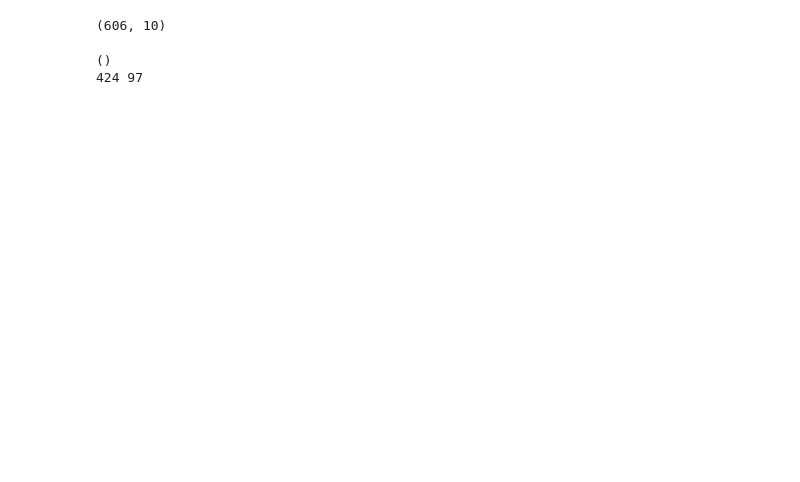
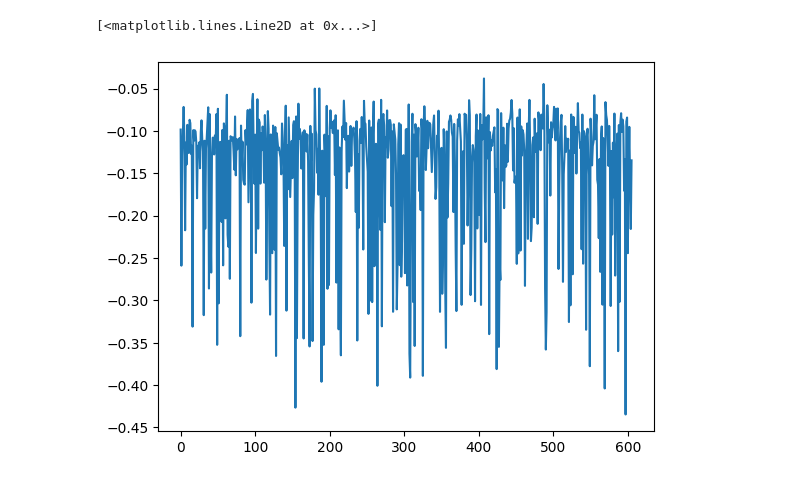
Before and after one commit to ylin08051005/neural-alpha, a Jupyter notebook: notebooks/perf.ipynb, the cells around one changed output. Cells and saved outputs as stored; diff of their text form; code cells hidden in the pictures; blank space fills up the shorter version.

```diff
--- a/notebooks/perf.ipynb
+++ b/notebooks/perf.ipynb
@@ -10,6 +10,8 @@ from glob import glob
 
 import numpy as np
 import pandas as pd
+import matplotlib.pyplot as plt
+plt.style.use("default")
 from tqdm import tqdm
 
 from src.dataset import preprocess
@@ -74,4 +114,0 @@ cumret = sample_ret.cumsum(axis=0)[-1]
-# %%
-sample_alpha.shape
-# %% [output]
-(606, 10)
@@ -81,9 +115,8 @@ desc_alpha_index = np.argsort(sample_alpha, axis=0)[::-1]
-# %%
-print(desc_alpha_index[:, 8][0].shape)
-print(desc_alpha_index[:, 8][0], desc_cumret_index[0])
-# %% [output]
-()
-424 97
+# %%
+plt.plot(sample_alpha[:, 0])
+# %% [output]
+[<matplotlib.lines.Line2D at 0x...>]
+[figure, added]
 # %%
 a=2
 w=30
```
Also changed, not shown: parts of 20 cells of this notebook, 2 other files.
